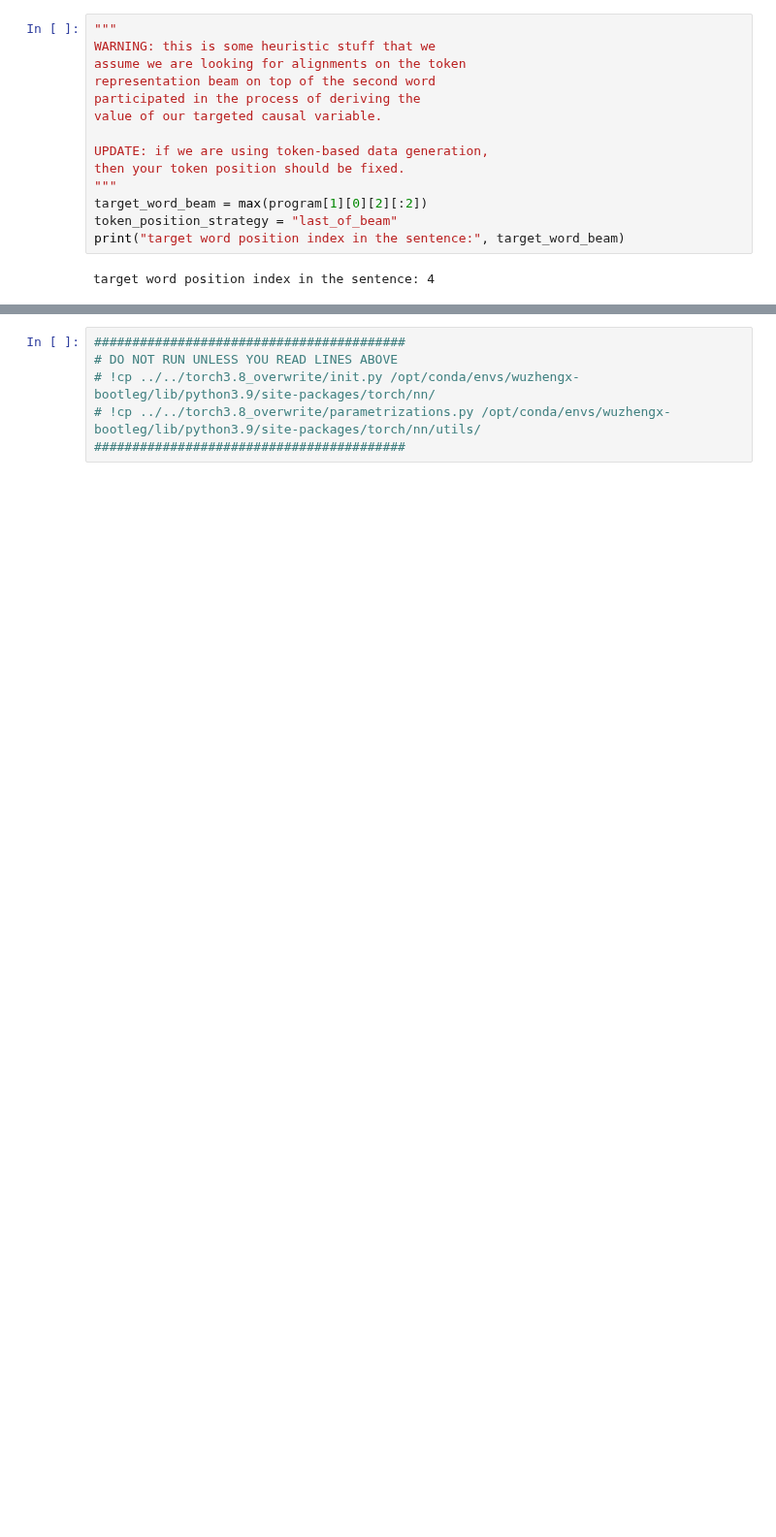
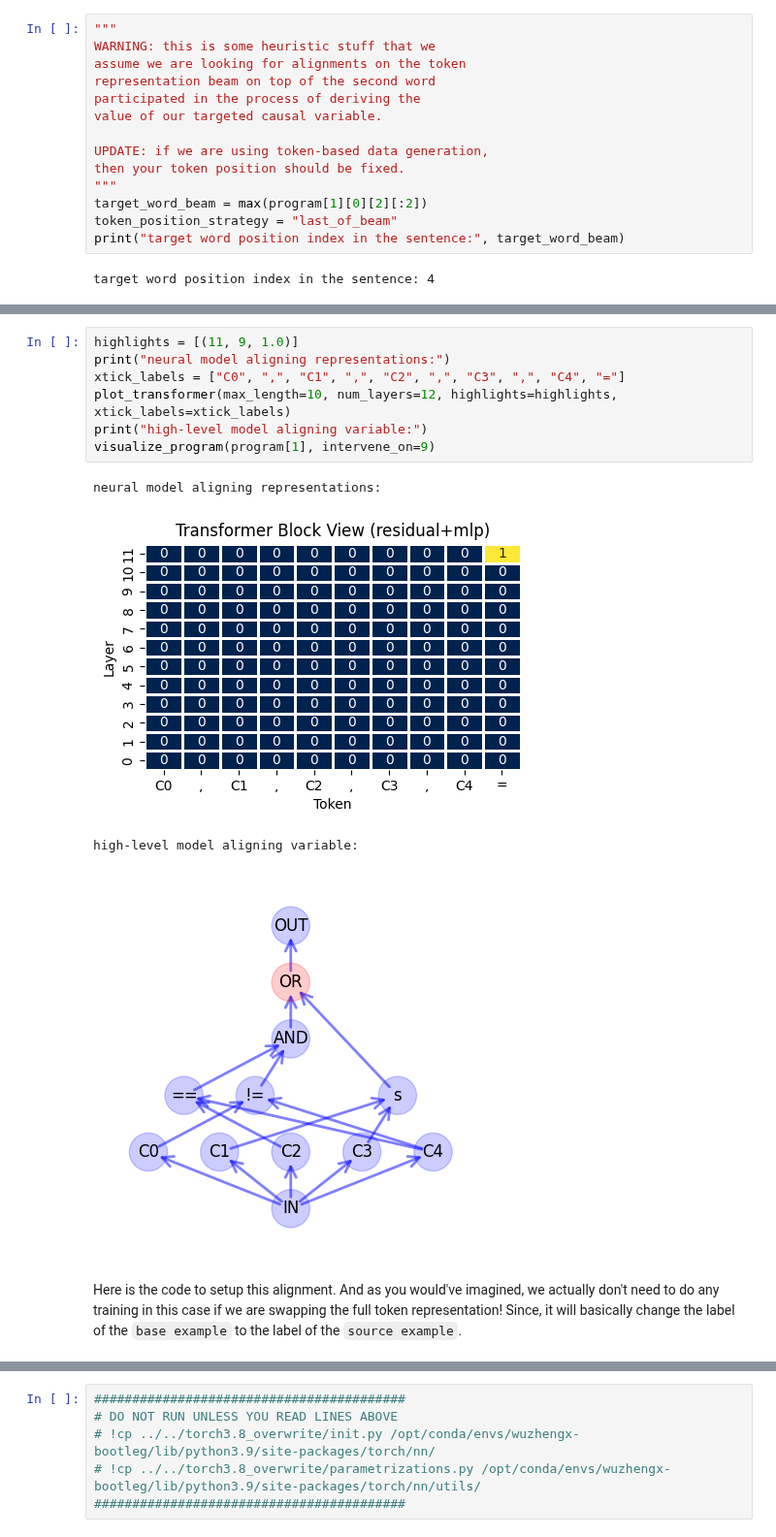
Before and after one commit to stanfordnlp/pyvene, a Jupyter notebook: examples/logic_game/tutorial.ipynb, the cells around one changed output, grey strips where cells are left out. Shown at 97% size. Saved outputs shown, nothing was run; the diff lists cells and outputs as text; blank space fills up the shorter version.

```diff
--- a/examples/logic_game/tutorial.ipynb
+++ b/examples/logic_game/tutorial.ipynb
@@ -317,0 +303,14 @@ There are multiple places where we can do the alignment. In this tutorial, we ar
+# %%
+highlights = [(11, 9, 1.0)]
+print("neural model aligning representations:")
+xtick_labels = ["C0", ",", "C1", ",", "C2", ",", "C3", ",", "C4", "="]
+plot_transformer(max_length=10, num_layers=12, highlights=highlights, xtick_labels=xtick_labels)
+print("high-level model aligning variable:")
+visualize_program(program[1], intervene_on=9)
+# %% [output]
+neural model aligning representations:
+[figure, added]
+high-level model aligning variable:
+[figure, added]
+# %% [markdown]
+Here is the code to setup this alignment. And as you would've imagined, we actually don't need to do any training in this case if we are swapping the full token representation! Since, it will basically change the label of the `base example` to the label of the `source example`.
```
Also changed, not shown: parts of 78 cells of this notebook, 2 other files.
